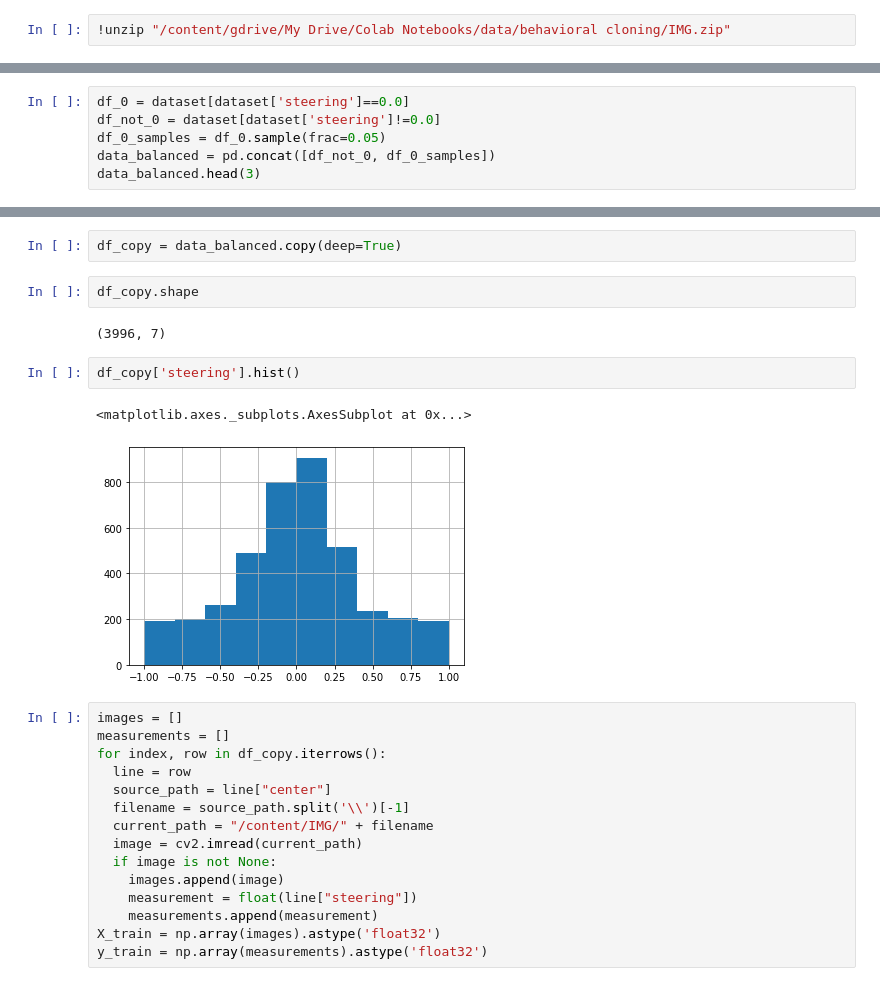
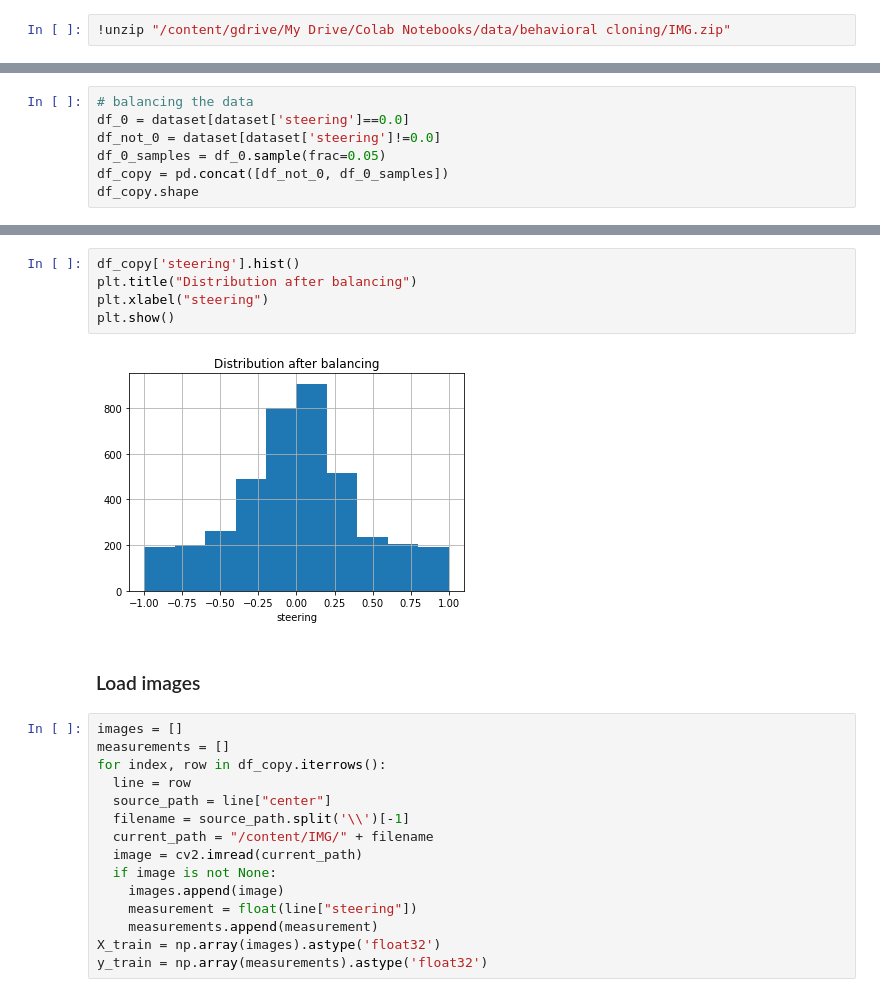
Before and after one commit to Danilov-Egor/self_driving_car, a Jupyter notebook: Behavioral_cloning/behavioral_cloning.ipynb, the cells around one changed output, grey strips where cells are left out. Cells and saved outputs as stored; diff of their text form.

```diff
--- a/Behavioral_cloning/behavioral_cloning.ipynb
+++ b/Behavioral_cloning/behavioral_cloning.ipynb
@@ -28,6 +40,7 @@ dataset.head(3)
 # %%
+# balancing the data
 df_0 = dataset[dataset['steering']==0.0]
 df_not_0 = dataset[dataset['steering']!=0.0]
 df_0_samples = df_0.sample(frac=0.05)
-data_balanced = pd.concat([df_not_0, df_0_samples])
-data_balanced.head(3)
+df_copy = pd.concat([df_not_0, df_0_samples])
+df_copy.shape
@@ -39,14 +47,12 @@ data_balanced.head(3)
-# %%
-df_copy = data_balanced.copy(deep=True)
-# %%
-df_copy.shape
-# %% [output]
-(3996, 7)
-# %%
-df_copy['steering'].hist()
-# %% [output]
-<matplotlib.axes._subplots.AxesSubplot at 0x...>
-[figure, removed]
+# %%
+df_copy['steering'].hist()
+plt.title("Distribution after balancing")
+plt.xlabel("steering")
+plt.show()
+# %% [output]
+[figure, added]
+# %% [markdown]
+### Load images
 # %%
 images = []
 measurements = []
```
Also changed, not shown: parts of 11 cells of this notebook, 1 other file.
